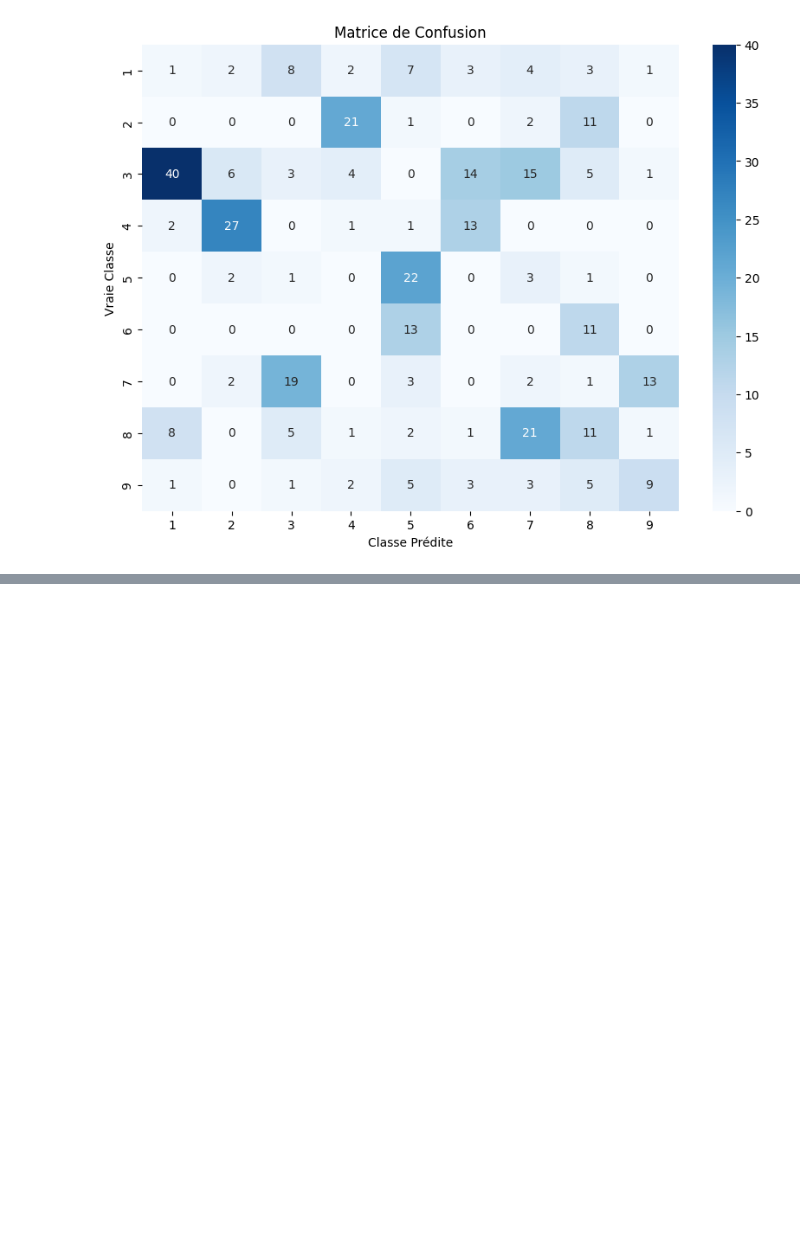
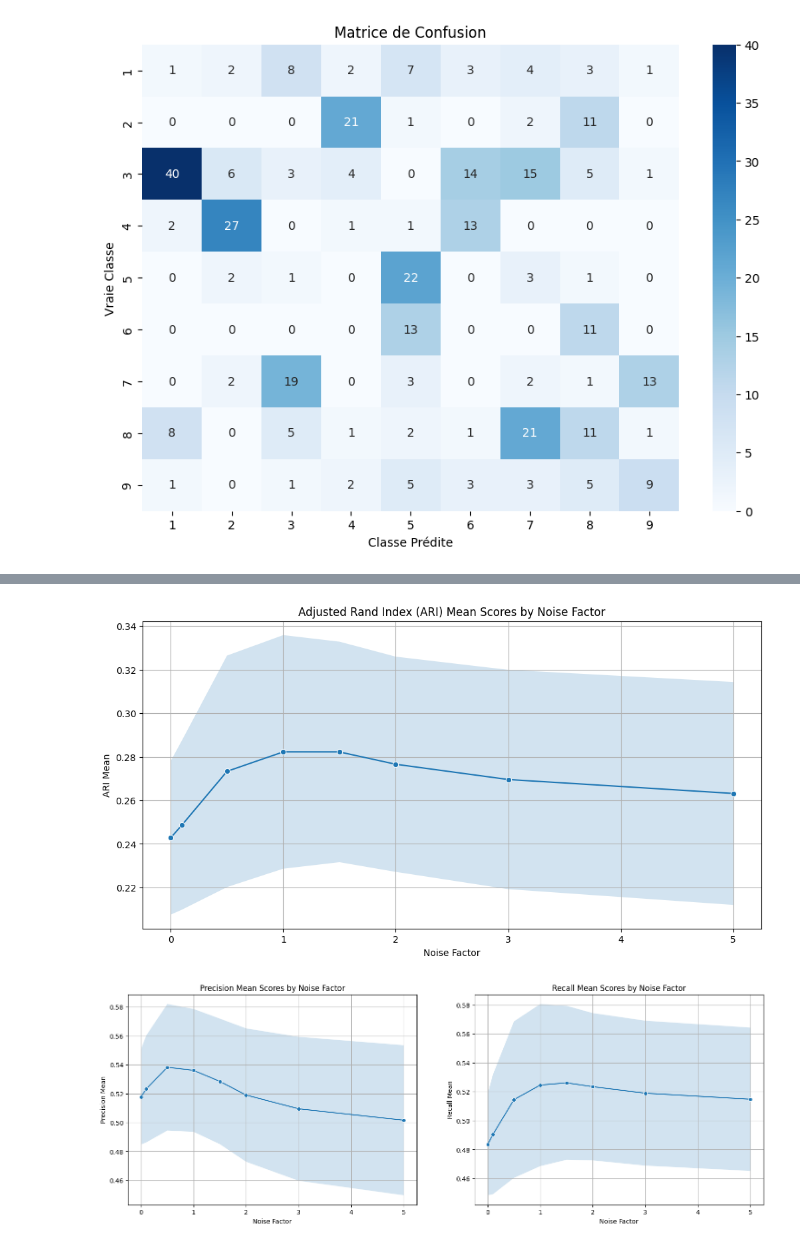
Before and after one commit to Clement-W/Time-Series-Mc2PCA, a Jupyter notebook: sensivity.ipynb, the cells around one changed output, grey strips where cells are left out. Cells and saved outputs as stored; diff of their text form; code cells hidden in the pictures; blank space fills up the shorter version.

```diff
--- a/sensivity.ipynb
+++ b/sensivity.ipynb
@@ -317,2 +332,44 @@ fact: 3
 # %%
 df.to_csv("results/results_sensivity.csv")
+# %%
+df = pd.read_csv("results/results_sensivity.csv")
+# %%
+# # Remove the unnecessary 'Unnamed: 0' column if it's just an index
+# if 'Unnamed: 0' in df.columns:
+#     df.drop('Unnamed: 0', axis=1, inplace=True)
+
+# Plotting the mean ARI score against the noise factor
+plt.figure(figsize=(12, 6))
+
+# Mean ARI plot
+sns.lineplot(x='noise factor', y='ARI mean', data=df, marker='o')
+plt.fill_between(df['noise factor'], df['ARI mean'] - df['ARI std'], df['ARI mean'] + df['ARI std'], alpha=0.2)
+plt.title('Adjusted Rand Index (ARI) Mean Scores by Noise Factor')
+plt.xlabel('Noise Factor')
+plt.ylabel('ARI Mean')
+plt.grid(True)
+plt.show()
+
+# Plotting Precision and Recall against the noise factor
+fig, axes = plt.subplots(1, 2, figsize=(18, 6), sharex=True)
+
+# Precision plot
+sns.lineplot(ax=axes[0], x='noise factor', y='Precision mean', data=df, marker='o')
+axes[0].fill_between(df['noise factor'], df['Precision mean'] - df['Precision std'], df['Precision mean'] + df['Precision std'], alpha=0.2)
+axes[0].set_title('Precision Mean Scores by Noise Factor')
+axes[0].set_xlabel('Noise Factor')
+axes[0].set_ylabel('Precision Mean')
+axes[0].grid(True)
+
+# Recall plot
+sns.lineplot(ax=axes[1], x='noise factor', y='Recall mean', data=df, marker='o')
+axes[1].fill_between(df['noise factor'], df['Recall mean'] - df['Recall std'], df['Recall mean'] + df['Recall std'], alpha=0.2)
+axes[1].set_title('Recall Mean Scores by Noise Factor')
+axes[1].set_xlabel('Noise Factor')
+axes[1].set_ylabel('Recall Mean')
+axes[1].grid(True)
+
+plt.show()
+# %% [output]
+[figure, added]
+[figure, added]
```
Also changed, not shown: parts of 6 cells of this notebook, 1 other file.
